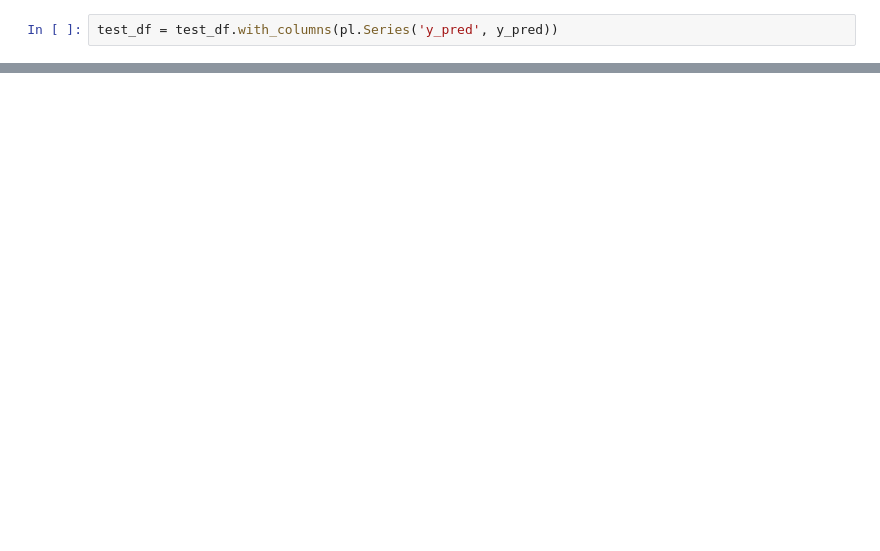
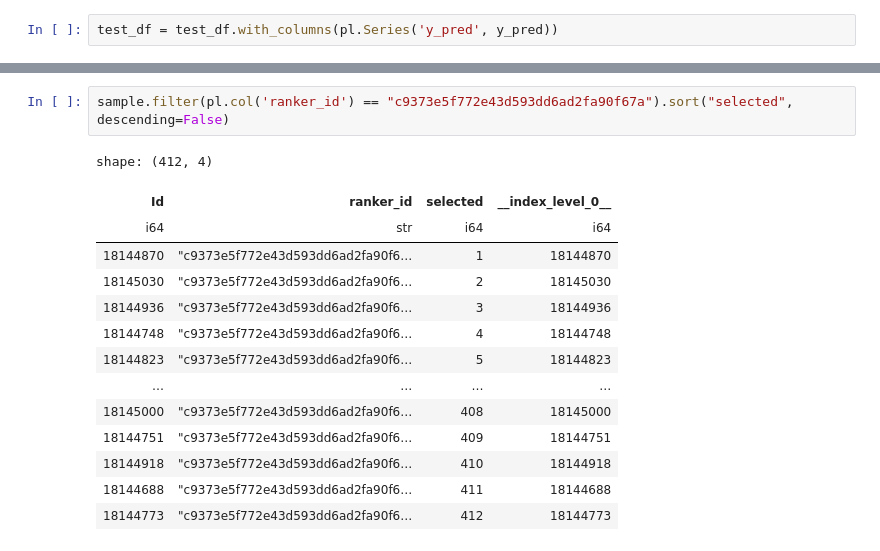
Before and after one commit to jfroggatt/aeroclub_recsys_2025, a Jupyter notebook: customer_approach.ipynb, the cells around one changed output, grey strips where cells are left out. Saved outputs shown, nothing was run; the diff lists cells and outputs as text; blank space fills up the shorter version.

```diff
--- a/customer_approach.ipynb
+++ b/customer_approach.ipynb
@@ -1628,0 +1847,17 @@ next((item for item in details if item['search_id'] == "11be64f46a5a401bbdfc7366
+# %%
+sample.filter(pl.col('ranker_id') == "c9373e5f772e43d593dd6ad2fa90f67a").sort("selected", descending=False)
+# %% [output]
+shape: (412, 4)
+| Id | ranker_id | selected | __index_level_0__ |
+| i64 | str | i64 | i64 |
+| 18144870 | "c9373e5f772e43d593dd6ad2fa90f6… | 1 | 18144870 |
+| 18145030 | "c9373e5f772e43d593dd6ad2fa90f6… | 2 | 18145030 |
+| 18144936 | "c9373e5f772e43d593dd6ad2fa90f6… | 3 | 18144936 |
+| 18144748 | "c9373e5f772e43d593dd6ad2fa90f6… | 4 | 18144748 |
+| 18144823 | "c9373e5f772e43d593dd6ad2fa90f6… | 5 | 18144823 |
+| … | … | … | … |
+| 18145000 | "c9373e5f772e43d593dd6ad2fa90f6… | 408 | 18145000 |
+| 18144751 | "c9373e5f772e43d593dd6ad2fa90f6… | 409 | 18144751 |
+| 18144918 | "c9373e5f772e43d593dd6ad2fa90f6… | 410 | 18144918 |
+| 18144688 | "c9373e5f772e43d593dd6ad2fa90f6… | 411 | 18144688 |
+| 18144773 | "c9373e5f772e43d593dd6ad2fa90f6… | 412 | 18144773 |
```
Also changed, not shown: parts of 34 cells of this notebook.
